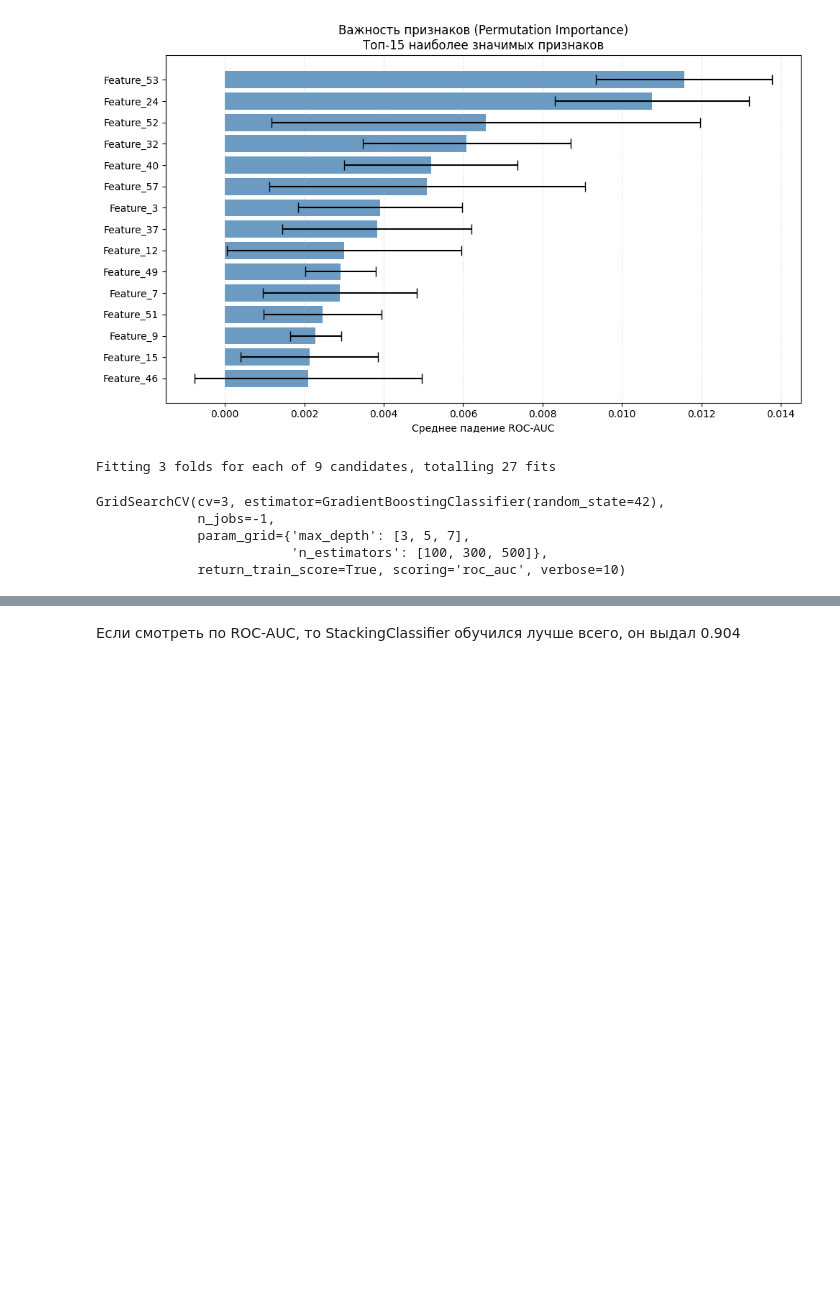
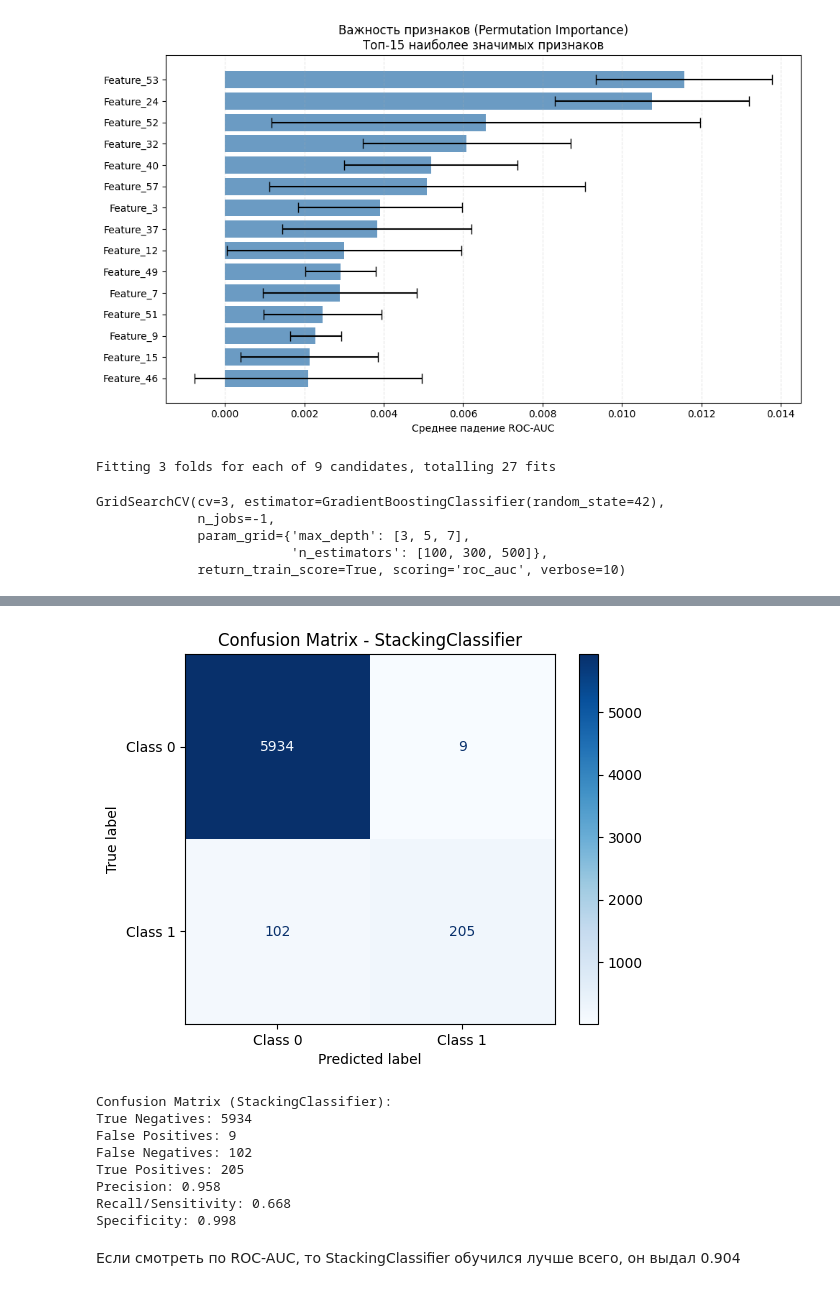
Before and after one commit to Karl4321/aie-student-template, a Jupyter notebook: homeworks/HW06/HW06.ipynb, the cells around one changed output, grey strips where cells are left out. Cells and saved outputs as stored; diff of their text form; code cells hidden in the pictures; blank space fills up the shorter version.

```diff
--- a/homeworks/HW06/HW06.ipynb
+++ b/homeworks/HW06/HW06.ipynb
@@ -334,6 +333,40 @@ search_summaries = {}
 search_summaries["GradientBoostingClassifier"] = grid_search_gb.best_params_
 with open("artifacts/search_summaries.json","w") as file:
     json.dump(search_summaries, file, ensure_ascii=False, indent=4)
+# %%
+cm = confusion_matrix(y_test, y_pred_stack)
+disp = ConfusionMatrixDisplay(confusion_matrix=cm, display_labels=['Class 0', 'Class 1'])
+disp.plot(cmap='Blues')
+plt.title('Confusion Matrix - StackingClassifier')
+plt.savefig('artifacts/figures/confusion_matrix.png', dpi=300, bbox_inches='tight')
+plt.show()
+
+# Вывод значений confusion matrix
+print("Confusion Matrix (StackingClassifier):")
+print(f"True Negatives: {cm[0,0]}")
+print(f"False Positives: {cm[0,1]}")
+print(f"False Negatives: {cm[1,0]}")
+print(f"True Positives: {cm[1,1]}")
+
+# Расчет дополнительных метрик
+tn, fp, fn, tp = cm.ravel()
+precision = tp / (tp + fp) if (tp + fp) > 0 else 0
+recall = tp / (tp + fn) if (tp + fn) > 0 else 0
+specificity = tn / (tn + fp) if (tn + fp) > 0 else 0
+
+print(f"Precision: {precision:.3f}")
+print(f"Recall/Sensitivity: {recall:.3f}")
+print(f"Specificity: {specificity:.3f}")
+# %% [output]
+[figure, added]
+Confusion Matrix (StackingClassifier):
+True Negatives: 5934
+False Positives: 9
+False Negatives: 102
+True Positives: 205
+Precision: 0.958
+Recall/Sensitivity: 0.668
+Specificity: 0.998
 # %% [markdown]
 Если смотреть по ROC-AUC, то StackingClassifier обучился лучше всего, он выдал 0.904
 # %%
```
Also changed, not shown: parts of 7 cells of this notebook, 10 other files.
